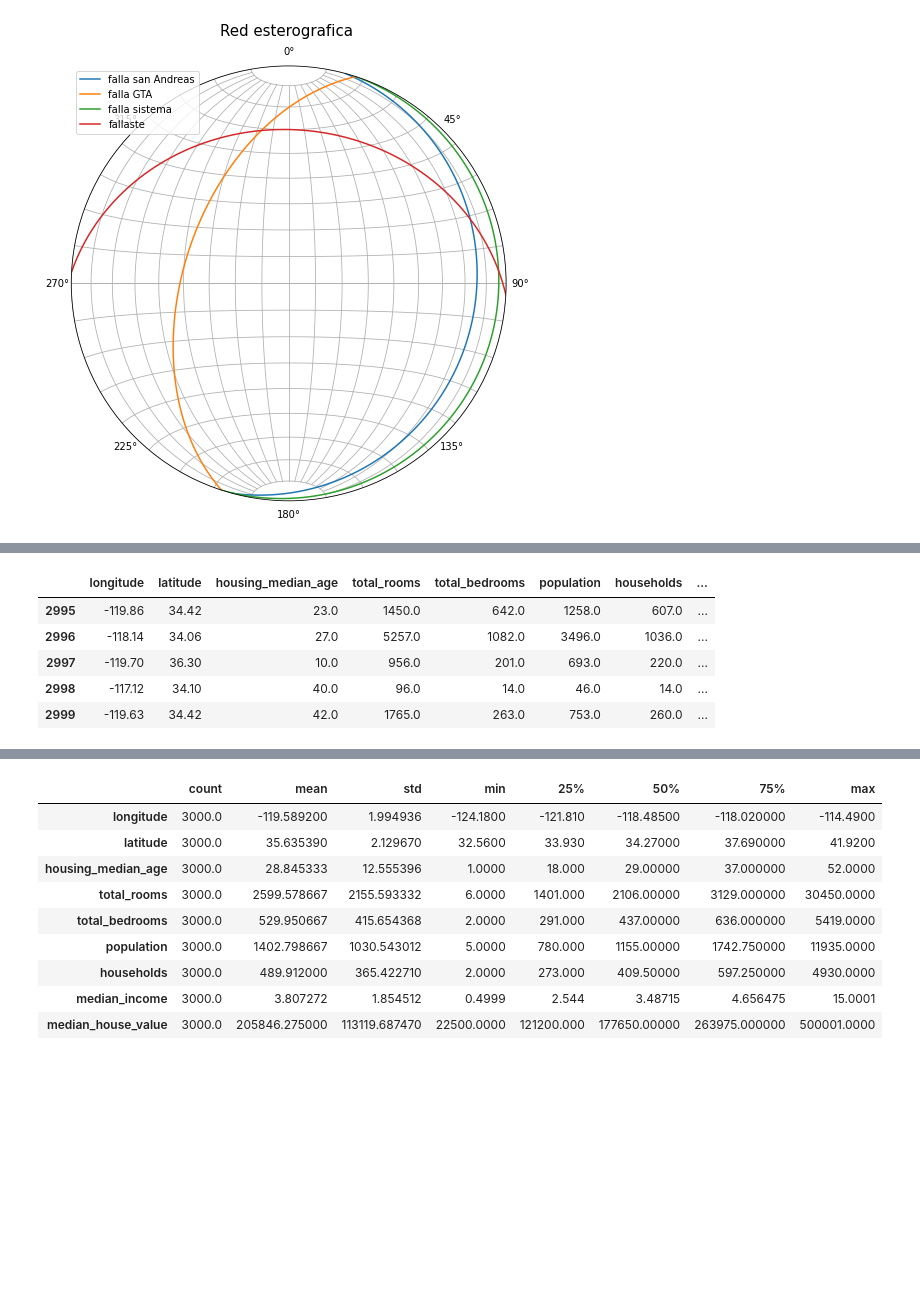
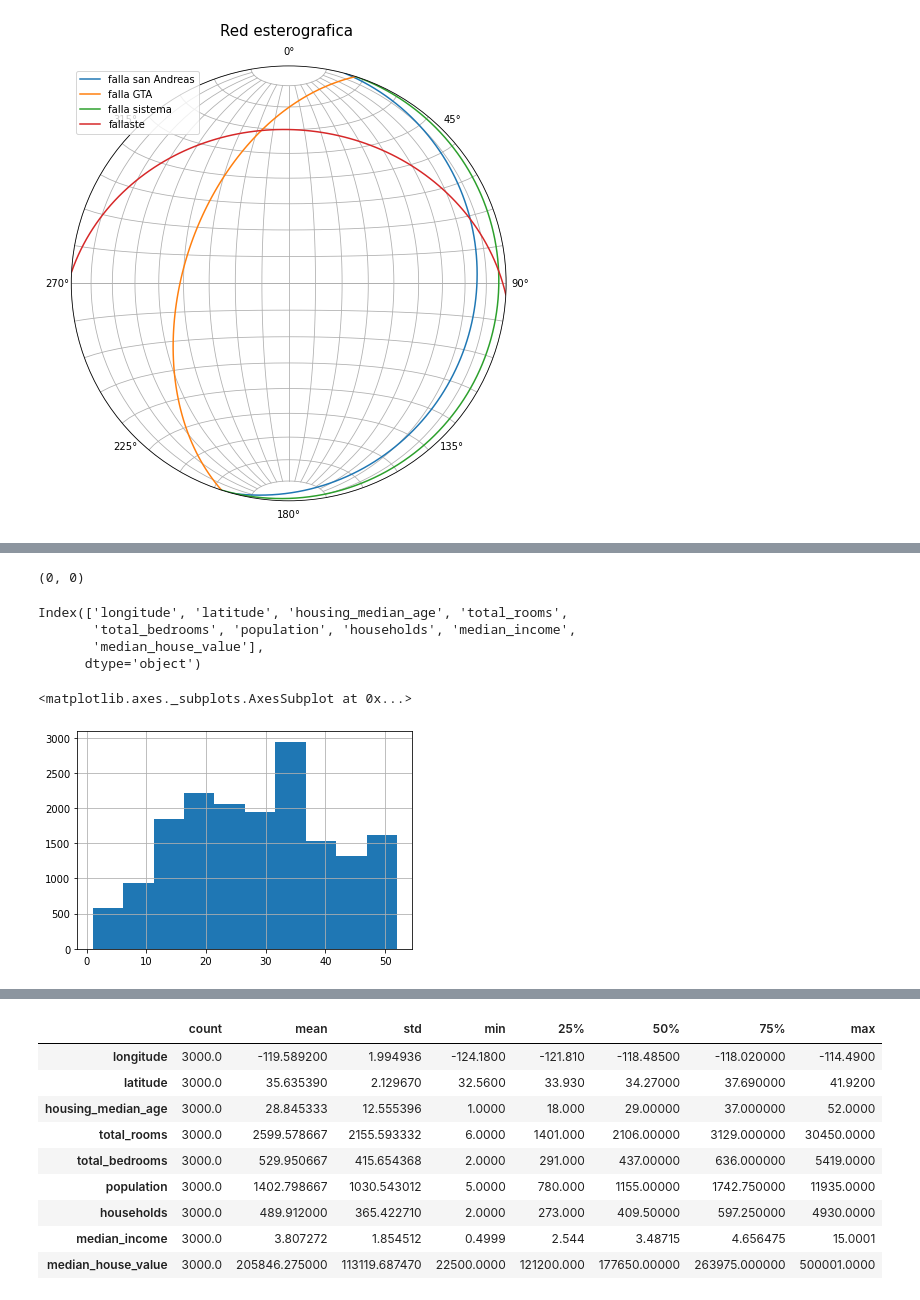
Before and after one commit to joaramirezra/Material-Apoyo-Geopython, a Jupyter notebook: clase9.ipynb, the cells around one changed output, grey strips where cells are left out. Cells and saved outputs as stored; diff of their text form; code cells hidden in the pictures; blank space fills up the shorter version.

```diff
--- a/clase9.ipynb
+++ b/clase9.ipynb
@@ -57,14 +65,22 @@ graficar_red([15,15,'falla san Andreas'],[18,130,'falla GTA'],[18,4,'falla siste
 # %%
 # importacion
 import pandas as pd
+# %%
+df = pd.DataFrame()
+df.shape
+# %% [output]
+(0, 0)
 # %%
 # cargar un data set
-data = pd.read_csv('california_housing_test.csv',sep=',')
-data.tail(5)
+data = pd.read_csv('./sample_data/california_housing_train.csv',sep=',')
+data.columns
 # %% [output]
-|  | longitude | latitude | housing_median_age | total_rooms | total_bedrooms | population | households | ... |
-| 2995 | -119.86 | 34.42 | 23.0 | 1450.0 | 642.0 | 1258.0 | 607.0 | ... |
-| 2996 | -118.14 | 34.06 | 27.0 | 5257.0 | 1082.0 | 3496.0 | 1036.0 | ... |
-| 2997 | -119.70 | 36.30 | 10.0 | 956.0 | 201.0 | 693.0 | 220.0 | ... |
-| 2998 | -117.12 | 34.10 | 40.0 | 96.0 | 14.0 | 46.0 | 14.0 | ... |
-| 2999 | -119.63 | 34.42 | 42.0 | 1765.0 | 263.0 | 753.0 | 260.0 | ... |
+Index(['longitude', 'latitude', 'housing_median_age', 'total_rooms',
+       'total_bedrooms', 'population', 'households', 'median_income',
+       'median_house_value'],
+      dtype='object')
+# %%
+data['housing_median_age'].hist()
+# %% [output]
+<matplotlib.axes._subplots.AxesSubplot at 0x...>
+[figure, added]
```
Also changed, not shown: parts of 24 cells of this notebook.
